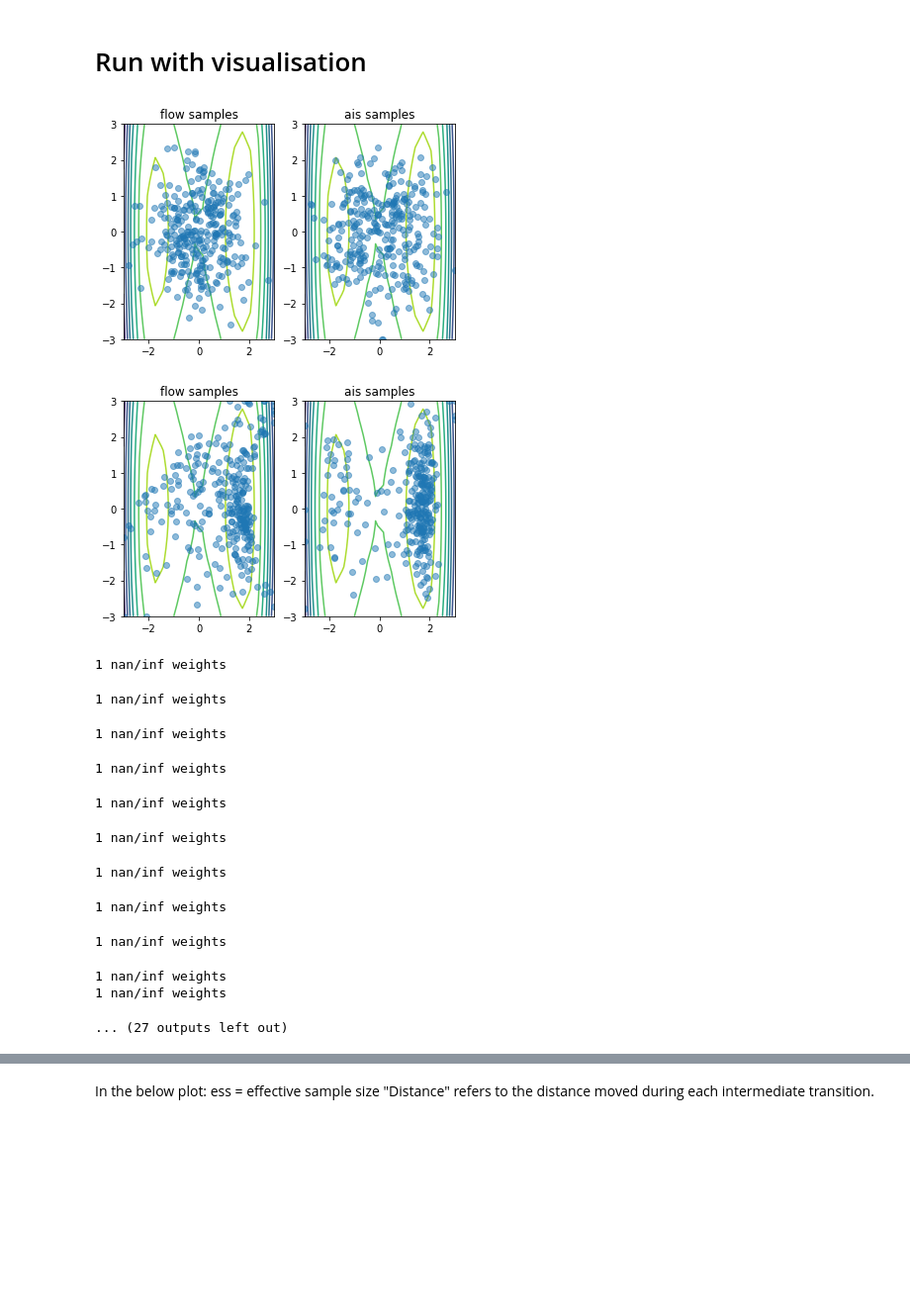
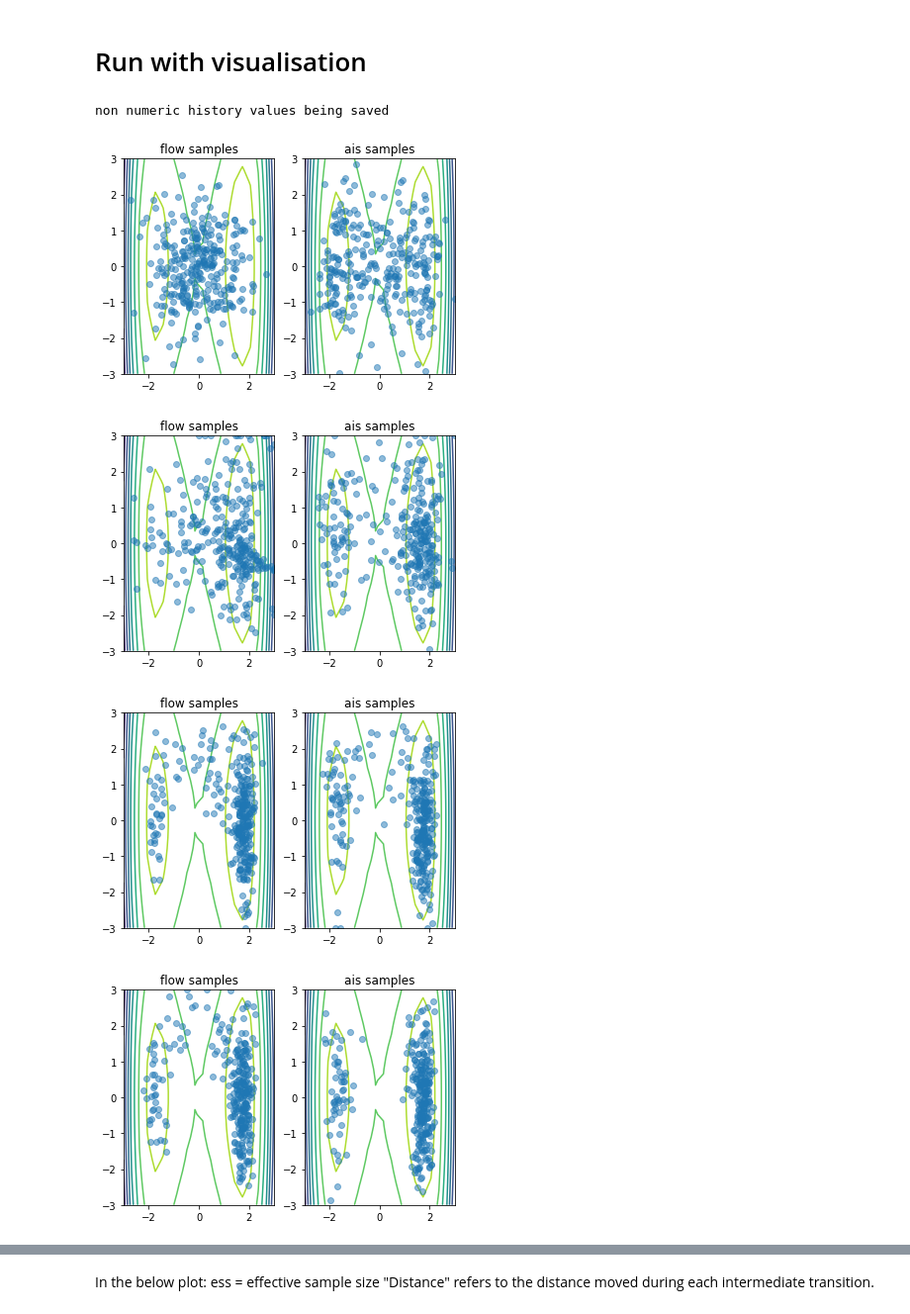
Before and after one commit to lollcat/fab-torch, a Jupyter notebook: examples/double_well.ipynb, the cells around one changed output, grey strips where cells are left out. Shown at 99% size. Saved outputs shown, nothing was run; the diff lists cells and outputs as text; code cells hidden in the pictures; blank space fills up the shorter version.

Commit message:
Double Well example working nicely

```diff
--- a/examples/double_well.ipynb
+++ b/examples/double_well.ipynb
@@ -44,47 +47,9 @@ plot_contours(target.log_prob, bounds=plotting_bounds)
 # %% [markdown]
 ## Setup Flow
 By wrapping the [normflow library](https://github.com/VincentStimper/normalizing-flows).
-# %%
-from fab.wrappers.normflow import WrappedNormFlowModel
-from fab.trainable_distributions import TrainableDistribution
-
-
-def make_normflow_flow(dim: int,
-                       n_flow_layers: int,
-                       layer_nodes_per_dim: int,
-                       act_norm: bool):
-    # Define list of flows
-    flows = []
-    layer_width = dim * layer_nodes_per_dim
-    for i in range(n_flow_layers):
-        # Neural network with two hidden layers having 32 units each
-        # Last layer is initialized by zeros making training more stable
-        param_map = nf.nets.MLP([int((dim / 2) + 0.5), layer_width, layer_width, dim], init_zeros=True)
-        # Add flow layer
-        flows.append(nf.flows.AffineCouplingBlock(param_map, scale_map="exp"))
-        # Swap dimensions
-        flows.append(nf.flows.Permute(dim, mode='swap'))
-        # ActNorm
-        if act_norm:
-            flows.append(nf.flows.ActNorm(dim))
-    return flows
-
-
-def make_wrapped_normflowdist(
-        dim: int,
-        n_flow_layers: int = 5,
-        layer_nodes_per_dim: int = 10,
-        act_norm: bool = False) -> TrainableDistribution:
-    """Created a wrapped Normflow distribution using the example from the normflow page."""
-    base = nf.distributions.base.DiagGaussian(dim)
-    flows = make_normflow_flow(dim, n_flow_layers=n_flow_layers,
-                               layer_nodes_per_dim=layer_nodes_per_dim,
-                               act_norm=act_norm)
-    model = nf.NormalizingFlow(base, flows)
-    wrapped_dist = WrappedNormFlowModel(model)
-    return wrapped_dist
 # %%
-flow = make_wrapped_normflowdist(dim, n_flow_layers=n_flow_layers, layer_nodes_per_dim=layer_nodes_per_dim)
+flow = make_wrapped_normflowdist(dim, n_flow_layers=n_flow_layers, layer_nodes_per_dim=layer_nodes_per_dim,
+                                act_norm = True)
 # %% [markdown]
 ## Setup transition operator
 # %%
@@ -141,19 +106,11 @@ trainer = Trainer(model=fab_model, optimizer=optimizer, logger=logger, plot=plot
 # %%
 # the nan's that arrise during the training are typically extreme flow samples (e.g. x=[100, 100]),
 # which give Nan values for the target density. However, these do not harm long term training.
-trainer.run(n_iterations=n_iterations, batch_size=batch_size, n_plot=n_plots)
+trainer.run(n_iterations=n_iterations, batch_size=batch_size, n_plot=n_plots, \
+            n_eval=n_eval, eval_batch_size=eval_batch_size)
 # %% [output]
+non numeric history values being saved
-[figure, old version]
+[figure, new version]
-[figure, old version]
+[figure, new version]
-1 nan/inf weights
-1 nan/inf weights
-1 nan/inf weights
-1 nan/inf weights
-1 nan/inf weights
-1 nan/inf weights
-1 nan/inf weights
-1 nan/inf weights
-1 nan/inf weights
-1 nan/inf weights
-1 nan/inf weights
-... (27 outputs left out)
+[figure, added]
+[figure, added]
```
Also changed, not shown: parts of 5 cells of this notebook, 1 other file.
